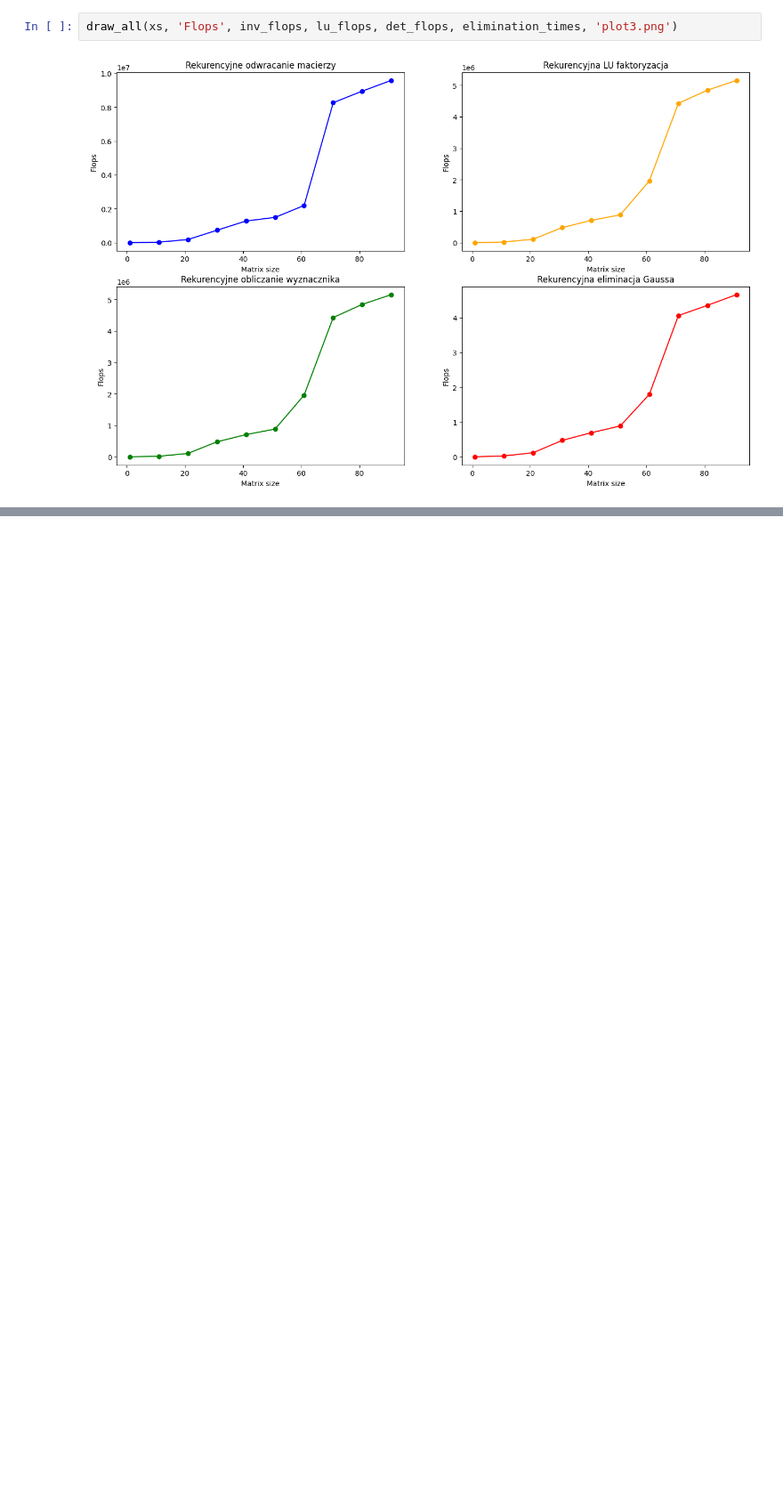
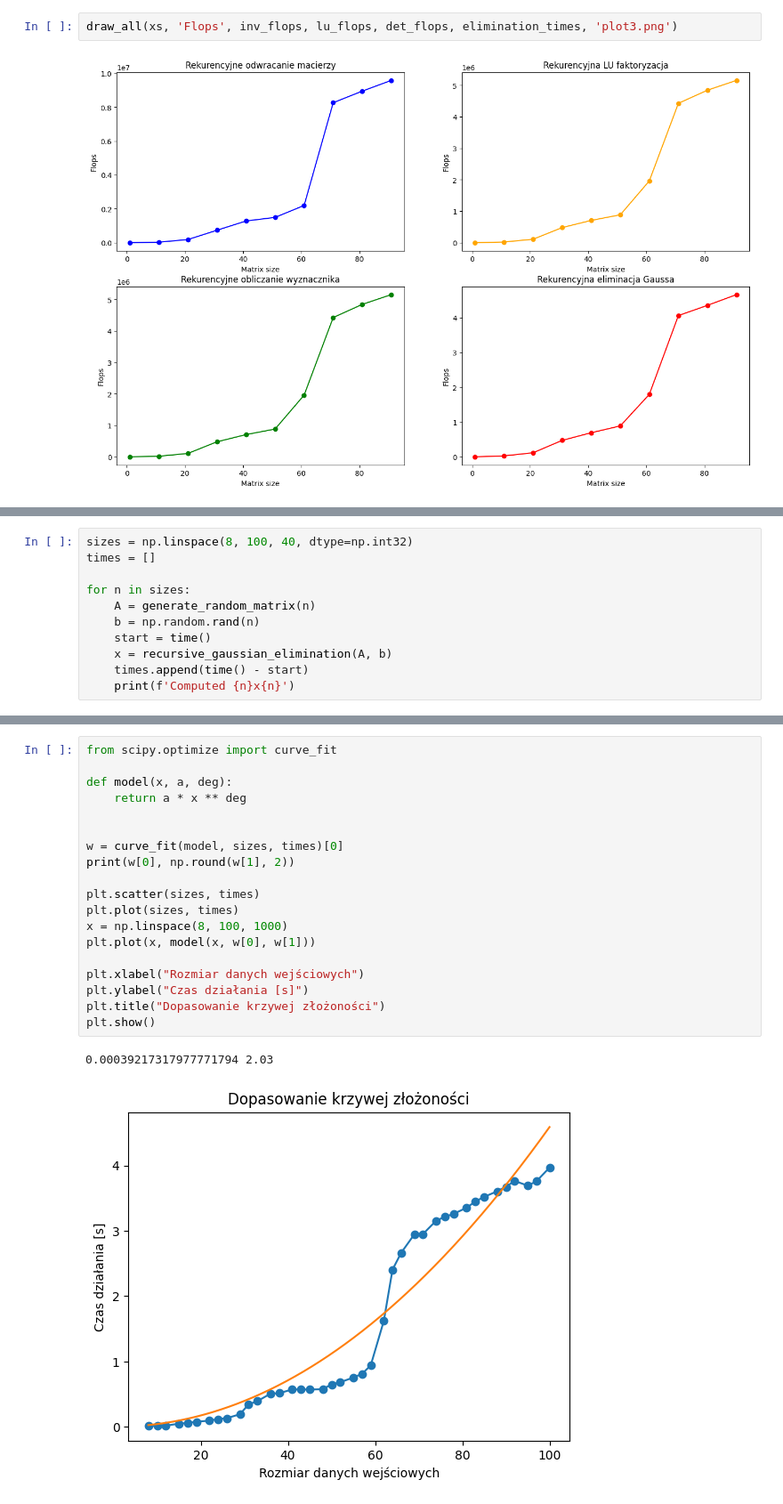
Before and after one commit to mpodmokly/matrix-algorithms, a Jupyter notebook: Zad2/zad2.ipynb, the cells around one changed output, grey strips where cells are left out. Shown at 89% size. Drawn from its saved outputs; the diff is of its cells as text; blank space fills up the shorter version.

```diff
--- a/Zad2/zad2.ipynb
+++ b/Zad2/zad2.ipynb
@@ -389,0 +391,11 @@ draw_all(xs, 'Flops', inv_flops, lu_flops, det_flops, elimination_times, 'plot3.
+# %%
+sizes = np.linspace(8, 100, 40, dtype=np.int32)
+times = []
+
+for n in sizes:
+    A = generate_random_matrix(n)
+    b = np.random.rand(n)
+    start = time()
+    x = recursive_gaussian_elimination(A, b)
+    times.append(time() - start)
+    print(f'Computed {n}x{n}')
@@ -389,0 +420,22 @@ draw_all(xs, 'Flops', inv_flops, lu_flops, det_flops, elimination_times, 'plot3.
+# %%
+from scipy.optimize import curve_fit
+
+def model(x, a, deg):
+    return a * x ** deg
+
+
+w = curve_fit(model, sizes, times)[0]
+print(w[0], np.round(w[1], 2))
+
+plt.scatter(sizes, times)
+plt.plot(sizes, times)
+x = np.linspace(8, 100, 1000)
+plt.plot(x, model(x, w[0], w[1]))
+
+plt.xlabel("Rozmiar danych wejściowych")
+plt.ylabel("Czas działania [s]")
+plt.title("Dopasowanie krzywej złożoności")
+plt.show()
+# %% [output]
+0.00039217317977771794 2.03
+[figure, added]
```
Also changed, not shown: parts of 3 cells of this notebook, 9 other files.
